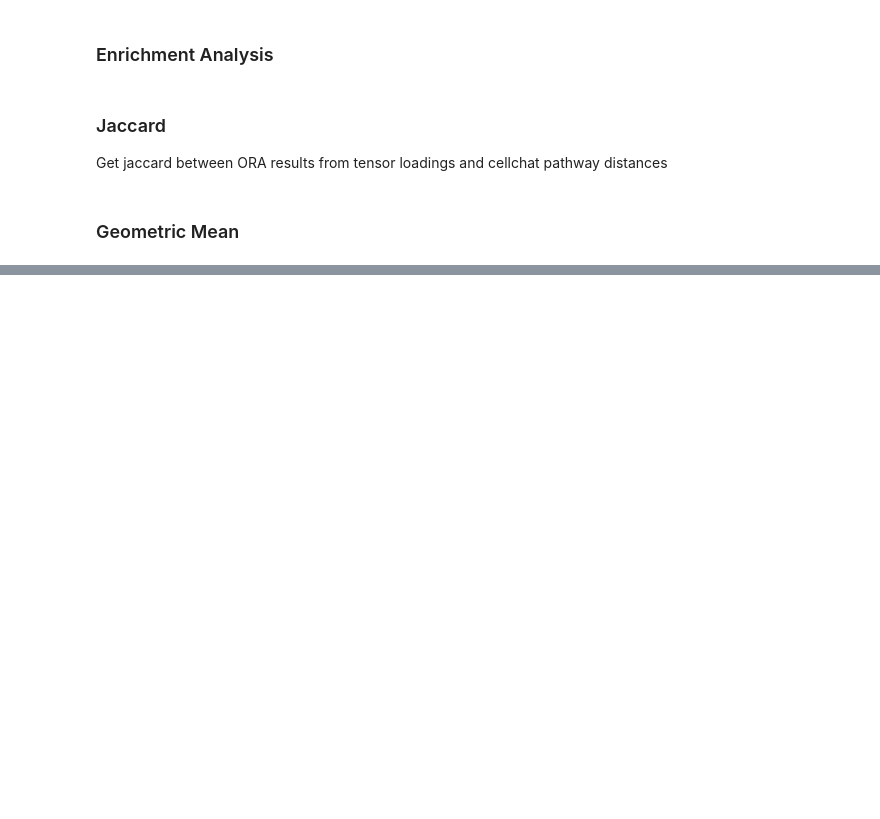
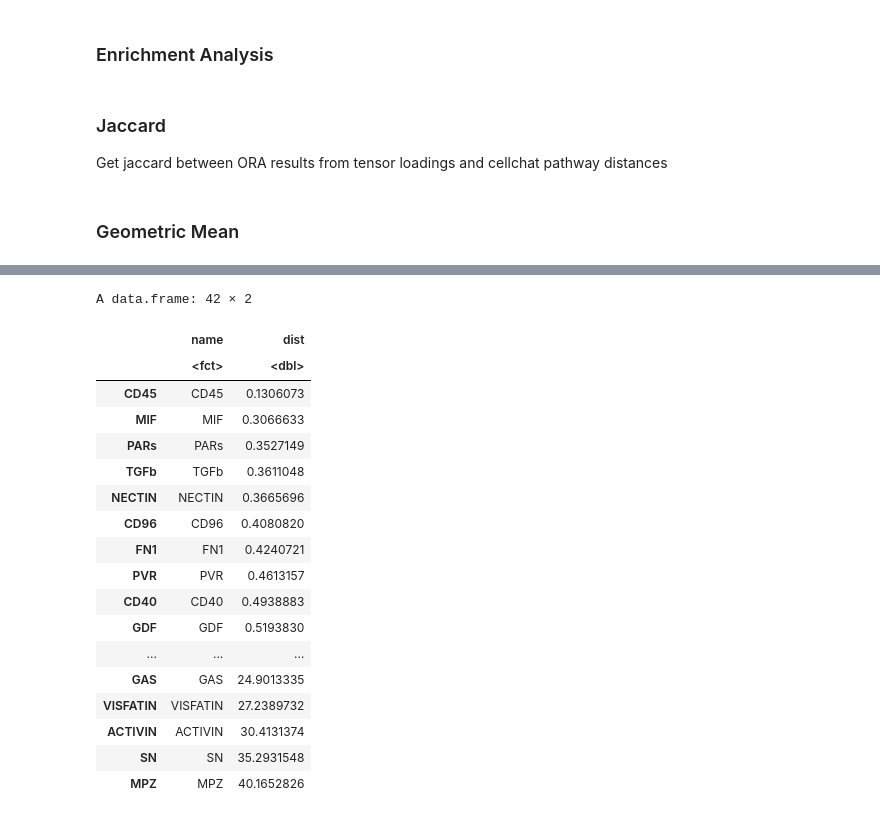
Before and after one commit to hmbaghdassarian/c2c_sim, a Jupyter notebook: cellchat_for_tensor/cellchat_context.ipynb, the cells around one changed output, grey strips where cells are left out. Cells and saved outputs as stored; diff of their text form; code cells hidden in the pictures; blank space fills up the shorter version.

```diff
--- a/cellchat_for_tensor/cellchat_context.ipynb
+++ b/cellchat_for_tensor/cellchat_context.ipynb
@@ -476,0 +497,22 @@ paste0(output_results_path, 'ora_cellchat.csv'))){
+# %%
+pd[[n]]
+# %% [output]
+A data.frame: 42 × 2
+|  | name | dist |
+|  | <fct> | <dbl> |
+| CD45 | CD45 | 0.1306073 |
+| MIF | MIF | 0.3066633 |
+| PARs | PARs | 0.3527149 |
+| TGFb | TGFb | 0.3611048 |
+| NECTIN | NECTIN | 0.3665696 |
+| CD96 | CD96 | 0.4080820 |
+| FN1 | FN1 | 0.4240721 |
+| PVR | PVR | 0.4613157 |
+| CD40 | CD40 | 0.4938883 |
+| GDF | GDF | 0.5193830 |
+| ... | ... | ... |
+| GAS | GAS | 24.9013335 |
+| VISFATIN | VISFATIN | 27.2389732 |
+| ACTIVIN | ACTIVIN | 30.4131374 |
+| SN | SN | 35.2931548 |
+| MPZ | MPZ | 40.1652826 |
```
Also changed, not shown: parts of 10 cells of this notebook.
